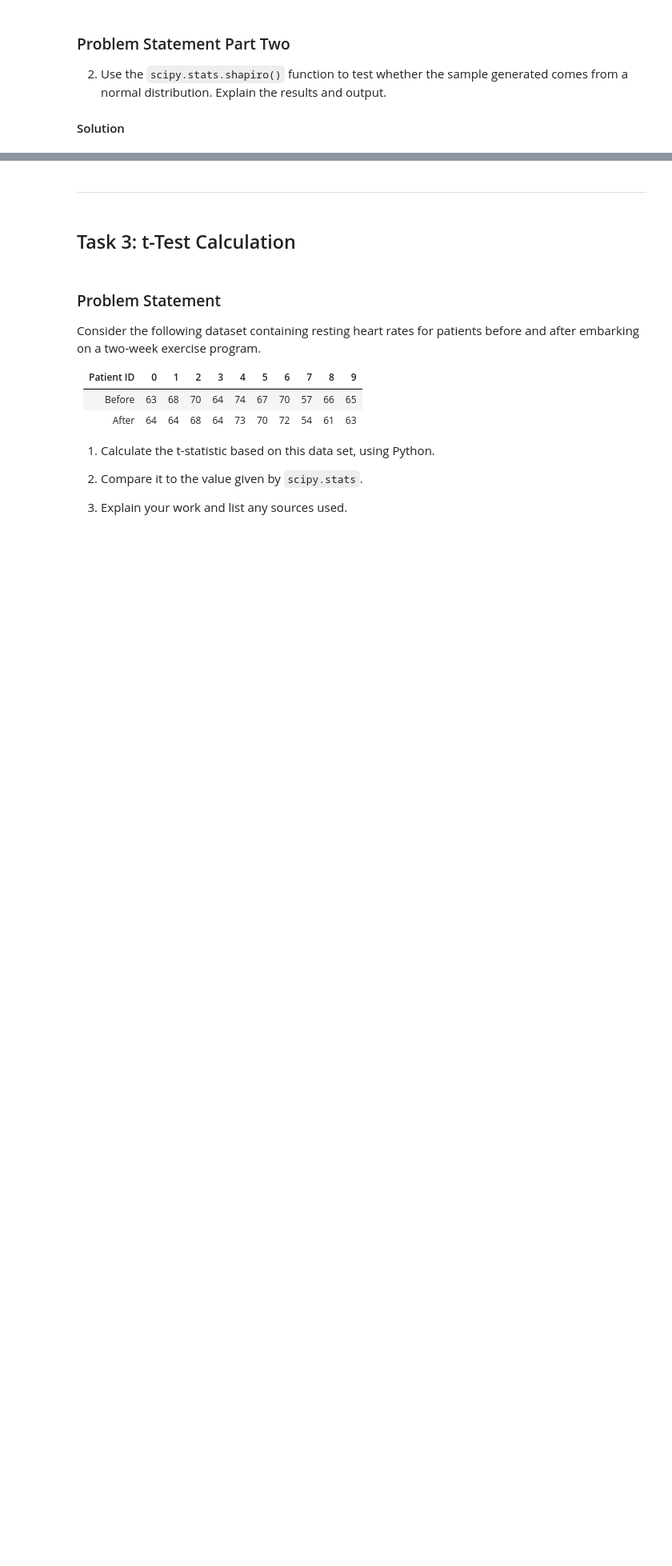
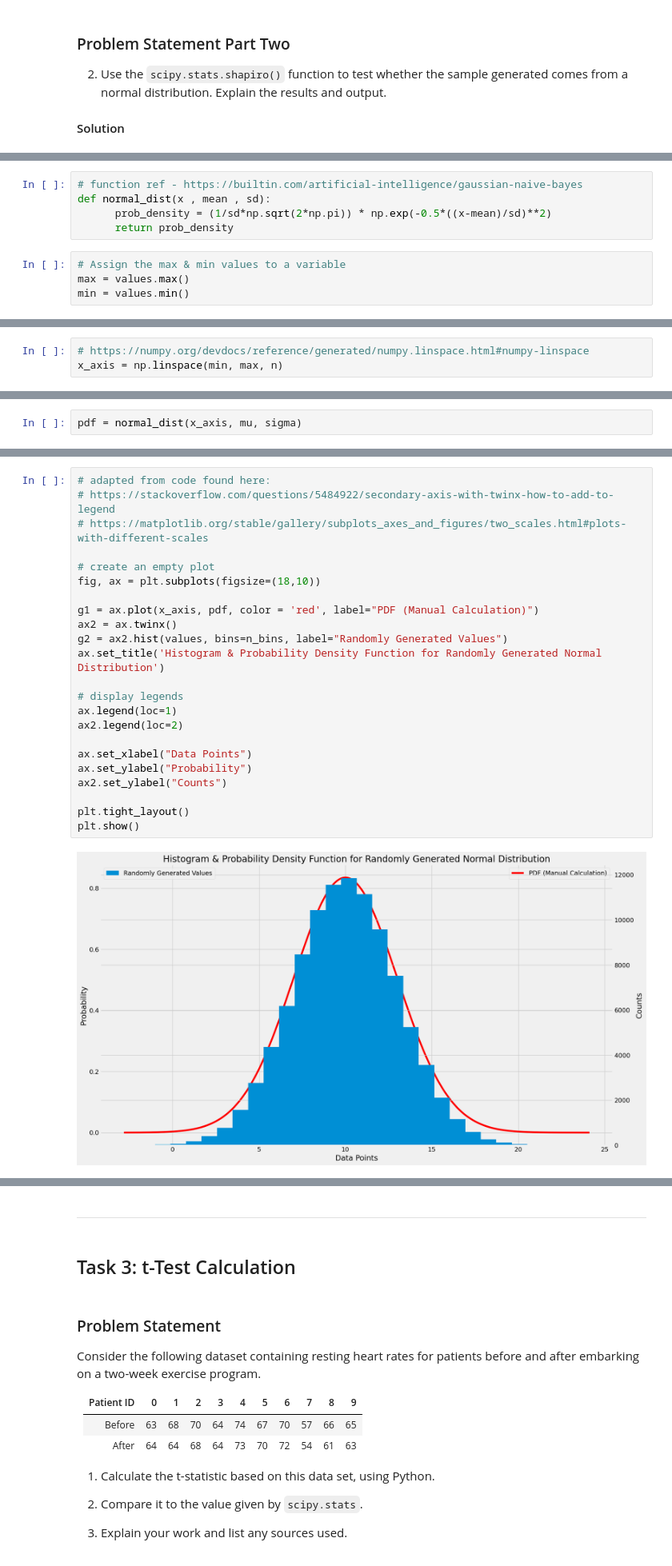
Before and after one commit to humphs078/applied_statistics, a Jupyter notebook: tasks.ipynb, the cells around one changed output, grey strips where cells are left out. Shown at 80% size. Drawn from its saved outputs; the diff is of its cells as text; blank space fills up the shorter version.

```diff
--- a/tasks.ipynb
+++ b/tasks.ipynb
@@ -377,0 +398,9 @@ ax.set_ylabel('Count');
+# %%
+# function ref - https://builtin.com/artificial-intelligence/gaussian-naive-bayes
+def normal_dist(x , mean , sd):
+      prob_density = (1/sd*np.sqrt(2*np.pi)) * np.exp(-0.5*((x-mean)/sd)**2)
+      return prob_density
+# %%
+# Assign the max & min values to a variable
+max = values.max()
+min = values.min()
@@ -377,0 +409,3 @@ ax.set_ylabel('Count');
+# %%
+# https://numpy.org/devdocs/reference/generated/numpy.linspace.html#numpy-linspace
+x_axis = np.linspace(min, max, n)
@@ -377,0 +414,2 @@ ax.set_ylabel('Count');
+# %%
+pdf = normal_dist(x_axis, mu, sigma)
@@ -378,3 +418,28 @@ ax.set_ylabel('Count');
+# %%
+# adapted from code found here:
+# https://stackoverflow.com/questions/5484922/secondary-axis-with-twinx-how-to-add-to-legend
+# https://matplotlib.org/stable/gallery/subplots_axes_and_figures/two_scales.html#plots-with-different-scales
+
+# create an empty plot
+fig, ax = plt.subplots(figsize=(18,10))
+
+g1 = ax.plot(x_axis, pdf, color = 'red', label="PDF (Manual Calculation)")
+ax2 = ax.twinx()
+g2 = ax2.hist(values, bins=n_bins, label="Randomly Generated Values")
+ax.set_title('Histogram & Probability Density Function for Randomly Generated Normal Distribution')
+
+# display legends
+ax.legend(loc=1)
+ax2.legend(loc=2)
+
+ax.set_xlabel("Data Points")
+ax.set_ylabel("Probability")
+ax2.set_ylabel("Counts")
+
+plt.tight_layout()
+plt.show()
+# %% [output]
+[figure, added]
 # %% [markdown]
 ### References
 
```
Also changed, not shown: parts of 10 cells of this notebook, 1 other file.
